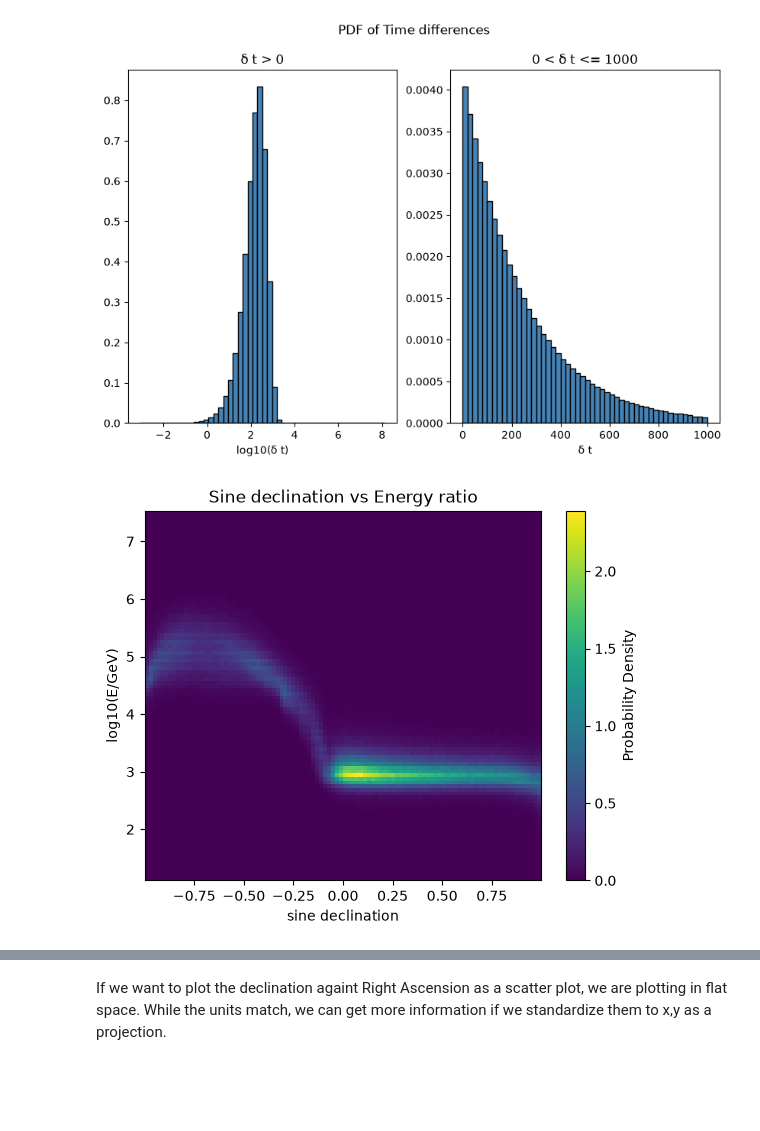
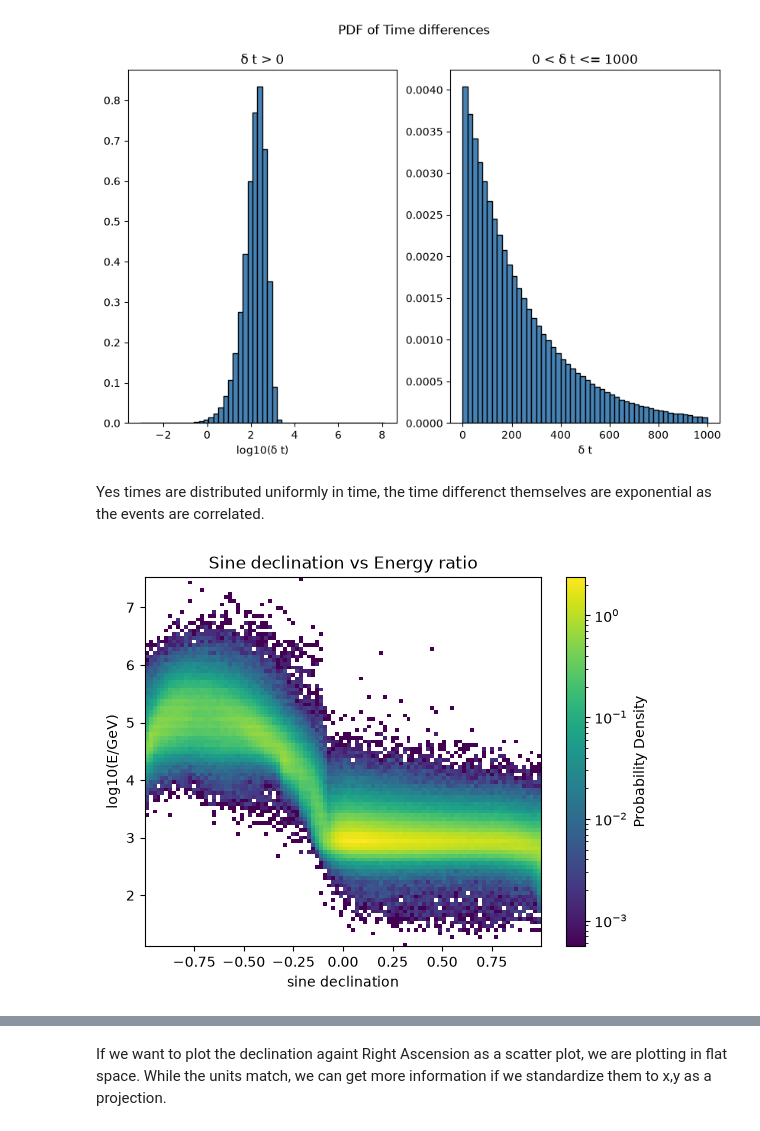
Before and after one commit to vigneshK0404/Data_Science_Projects, a Jupyter notebook: Project_1_Karthikeyan.ipynb, the cells around one changed output, grey strips where cells are left out. Cells and saved outputs as stored; diff of their text form; code cells hidden in the pictures; blank space fills up the shorter version.

```diff
--- a/Project_1_Karthikeyan.ipynb
+++ b/Project_1_Karthikeyan.ipynb
@@ -88,17 +88,19 @@ ax2.set_xlabel("\u03B4 t")
 plt.show()
 # %% [output]
 [figure]
+# %% [markdown]
+Yes times are distributed uniformly in time, the time differenct themselves are exponential as the events are correlated.
 # %%
 sin_dec = np.sin(df["Dec[deg]"]*(np.pi/180))
 E_per_GeV = df["log10(E/GeV)"]
-plt.hist2d(sin_dec, E_per_GeV ,bins=100, density=True)
+plt.hist2d(sin_dec, E_per_GeV ,bins=100, density=True, norm=LogNorm())
 plt.xlabel("sine declination")
 plt.ylabel("log10(E/GeV)")
 plt.title("Sine declination vs Energy ratio")
 plt.colorbar(label="Probability Density")
 plt.show()
 # %% [output]
-[figure, old version]
+[figure, new version]
 # %%
 def solve_theta(latitude, tolerance, max_steps = 30):
     error_flag = np.abs(np.abs(latitude) - np.pi/2) <= tolerance
```
Also changed, not shown: parts of 12 cells of this notebook.
